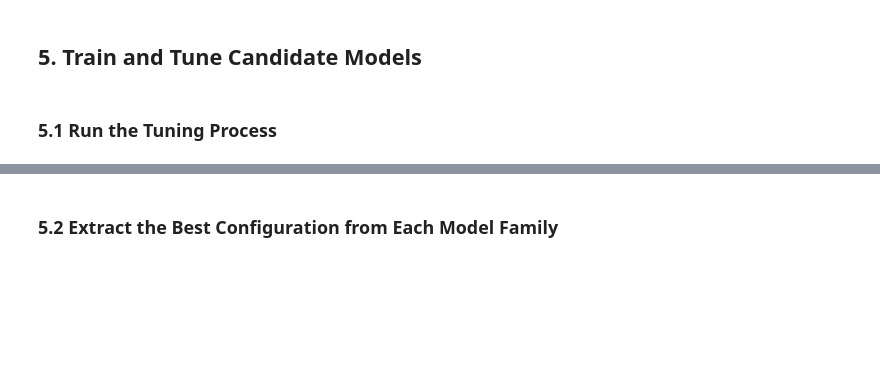
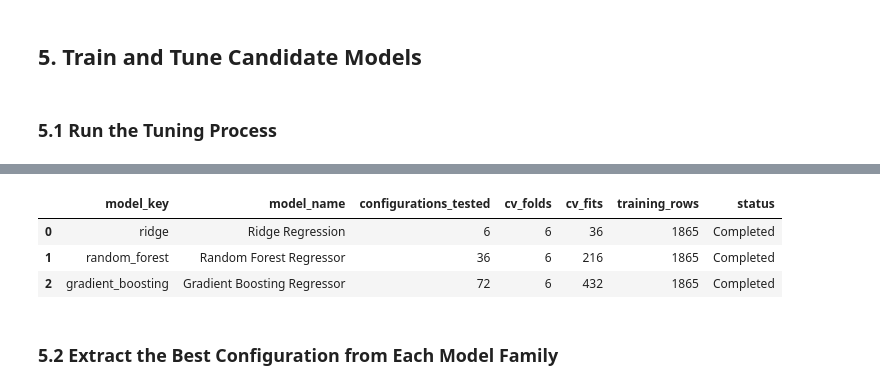
Before and after one commit to Aulymos/afl-matchday-demand-forecasting, a Jupyter notebook: notebooks/05_candidate_model_training_and_tuning.ipynb, the cells around one changed output, grey strips where cells are left out. Saved outputs shown, nothing was run; the diff lists cells and outputs as text; code cells hidden in the pictures; blank space fills up the shorter version.

```diff
--- a/notebooks/05_candidate_model_training_and_tuning.ipynb
+++ b/notebooks/05_candidate_model_training_and_tuning.ipynb
@@ -125,0 +889,67 @@ load_summary
+# %%
+# Run and retain one fitted grid search for each model family.
+fitted_searches = {}
+tuning_run_records = []
+
+
+for model_key, config in MODEL_SEARCH_CONFIGS.items():
+    model_name = config["model_name"]
+
+    print(f"Starting: {model_name}")
+
+    grid_search = GridSearchCV(
+        estimator=config["pipeline"],
+        param_grid=config["parameter_grid"],
+        scoring=TUNING_SCORING,
+        refit=REFIT_METRIC,
+        cv=time_aware_cv_splits,
+        n_jobs=-1,
+        return_train_score=False,
+        error_score="raise",
+        verbose=1,
+    )
+
+    grid_search.fit(
+        X_train,
+        y_train,
+    )
+
+    fitted_searches[model_key] = grid_search
+
+    configuration_count = len(
+        grid_search.cv_results_["params"]
+    )
+
+    tuning_run_records.append(
+        {
+            "model_key": model_key,
+            "model_name": model_name,
+            "configurations_tested": configuration_count,
+            "cv_folds": grid_search.n_splits_,
+            "cv_fits": (
+                configuration_count
+                * grid_search.n_splits_
+            ),
+            "training_rows": len(X_train),
+            "status": "Completed",
+        }
+    )
+
+    print(f"Completed: {model_name}")
+    print()
+
+
+# Confirm that all three searches completed.
+if set(fitted_searches) != set(MODEL_SEARCH_CONFIGS):
+    raise RuntimeError(
+        "Not all candidate model searches completed successfully."
+    )
+
+
+# Summarise the completed tuning runs.
+tuning_run_summary = pd.DataFrame(
+    tuning_run_records
+)
+
+tuning_run_summary
+# %% [output]
@@ -126,2 +967,6 @@ load_summary
+|  | model_key | model_name | configurations_tested | cv_folds | cv_fits | training_rows | status |
+| 0 | ridge | Ridge Regression | 6 | 6 | 36 | 1865 | Completed |
+| 1 | random_forest | Random Forest Regressor | 36 | 6 | 216 | 1865 | Completed |
+| 2 | gradient_boosting | Gradient Boosting Regressor | 72 | 6 | 432 | 1865 | Completed |
 # %% [markdown]
 ### 5.2 Extract the Best Configuration from Each Model Family
```
Also changed, not shown: parts of 31 cells of this notebook, 2 other files.
